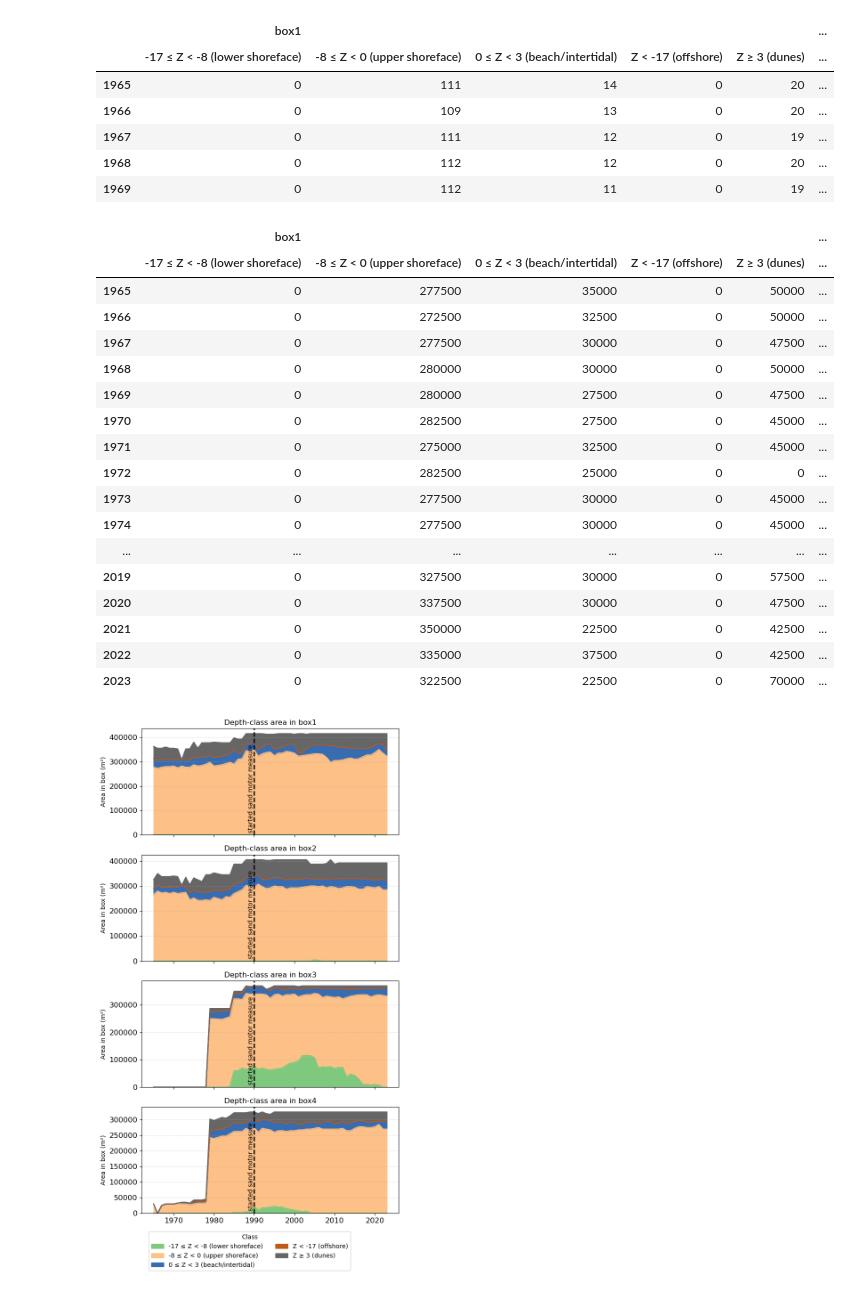
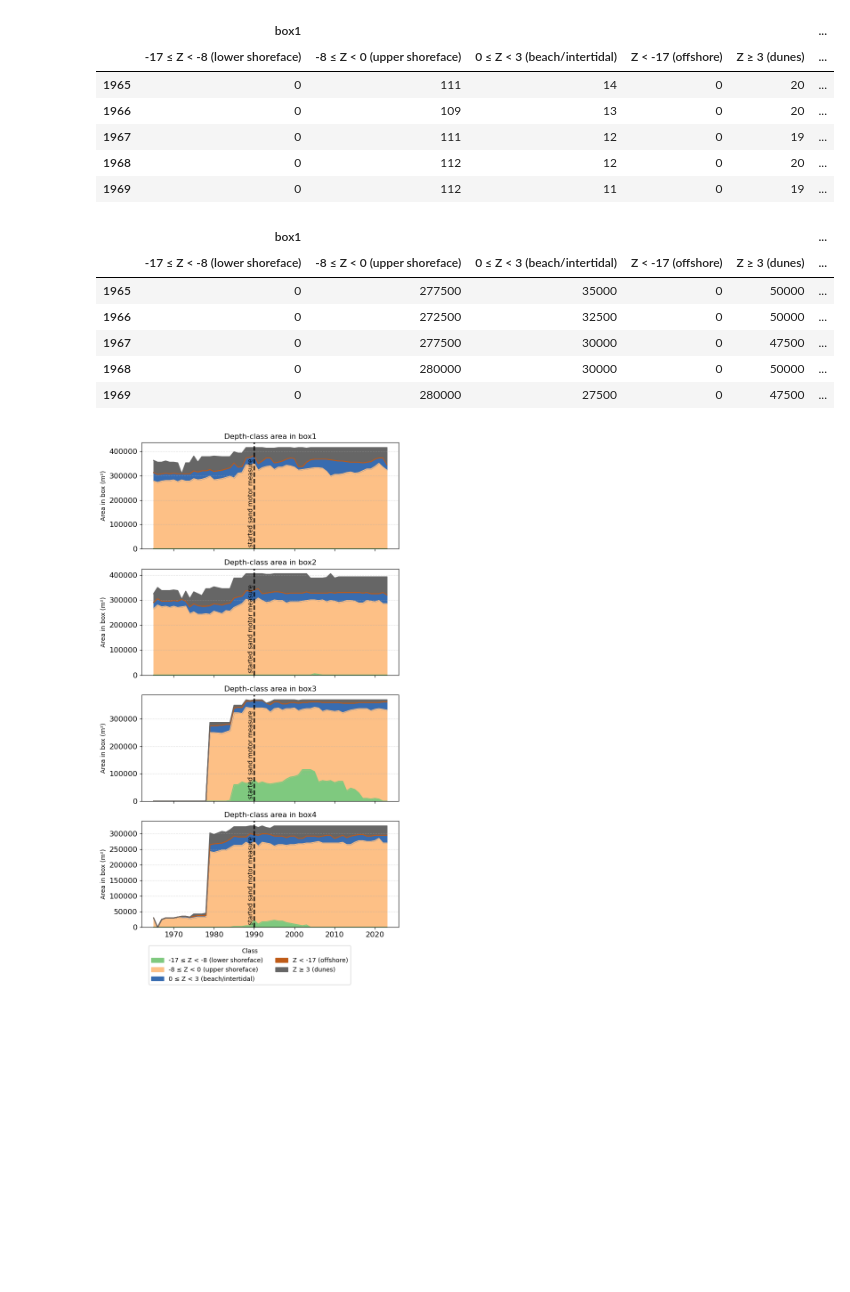
Before and after one commit to movephutthaphaiboon/model-based-water-systems-assessment, a Jupyter notebook: coastal_lab/coast-evolution-cleaned.ipynb, the cells around one changed output. Drawn from its saved outputs; the diff is of its cells as text; code cells hidden in the pictures; blank space fills up the shorter version.

Commit message:
area w/ rasterization finally

```diff
--- a/coastal_lab/coast-evolution-cleaned.ipynb
+++ b/coastal_lab/coast-evolution-cleaned.ipynb
@@ -1350,7 +1350,8 @@ from scipy.interpolate import griddata
 x_size, y_size = 50, 50  # cell size of grid
 
 # prefer a ready-made subset like `plot_df` when available, otherwise use df_xyz
-src = df_xyz[df_xyz['year'] == 2000].copy()
+selected_year = 2023
+src = df_xyz[df_xyz['year'] == selected_year].copy()
 
 # ensure numeric and drop bad rows
 src[['X', 'Y', 'Z']] = src[['X', 'Y', 'Z']].apply(pd.to_numeric, errors='coerce')
@@ -1386,7 +1387,7 @@ plt.figure(figsize=(6, 6))
 extent = (xmin, xmax, ymin, ymax)
 im = plt.imshow(grid_z, origin='lower', extent=extent, cmap='RdBu_r', interpolation='nearest', aspect='auto')
 plt.colorbar(im, label='elevation (m)')
-plt.title('Interpolated grid')
+plt.title(f'Interpolated grid - year {selected_year}')
 plt.xlabel('X'); plt.ylabel('Y')
 
 # overlay box outlines if present (box1/2/3 are lists of corner (x,y) tuples)
@@ -1588,27 +1589,16 @@ Pixel counts per box per year per class (counts of grid cells)
 # %%
 # pixel_counts_combined by cell area to get area in m^2
 cell_area = x_size * y_size # m^2
 area_combined = pixel_counts_combined * cell_area
-area_combined
+area_combined.head()
 # %% [output]
 |  | box1 |  |  |  |  | ... |
 |  | -17 ≤ Z < -8 (lower shoreface) | -8 ≤ Z < 0 (upper shoreface) | 0 ≤ Z < 3 (beach/intertidal) | Z < -17 (offshore) | Z ≥ 3 (dunes) | ... |
 | 1965 | 0 | 277500 | 35000 | 0 | 50000 | ... |
 | 1966 | 0 | 272500 | 32500 | 0 | 50000 | ... |
 | 1967 | 0 | 277500 | 30000 | 0 | 47500 | ... |
 | 1968 | 0 | 280000 | 30000 | 0 | 50000 | ... |
 | 1969 | 0 | 280000 | 27500 | 0 | 47500 | ... |
-| 1970 | 0 | 282500 | 27500 | 0 | 45000 | ... |
-| 1971 | 0 | 275000 | 32500 | 0 | 45000 | ... |
-| 1972 | 0 | 282500 | 25000 | 0 | 0 | ... |
-| 1973 | 0 | 277500 | 30000 | 0 | 45000 | ... |
-| 1974 | 0 | 277500 | 30000 | 0 | 45000 | ... |
-| ... | ... | ... | ... | ... | ... | ... |
-| 2019 | 0 | 327500 | 30000 | 0 | 57500 | ... |
-| 2020 | 0 | 337500 | 30000 | 0 | 47500 | ... |
-| 2021 | 0 | 350000 | 22500 | 0 | 42500 | ... |
-| 2022 | 0 | 335000 | 37500 | 0 | 42500 | ... |
-| 2023 | 0 | 322500 | 22500 | 0 | 70000 | ... |
 # %%
 # 4 rows x 1 column: area plots for box1, box2, box3, box4 (use area_combined)
 boxes = ['box1', 'box2', 'box3', 'box4']
```
Also changed, not shown: parts of 1 cell of this notebook.
